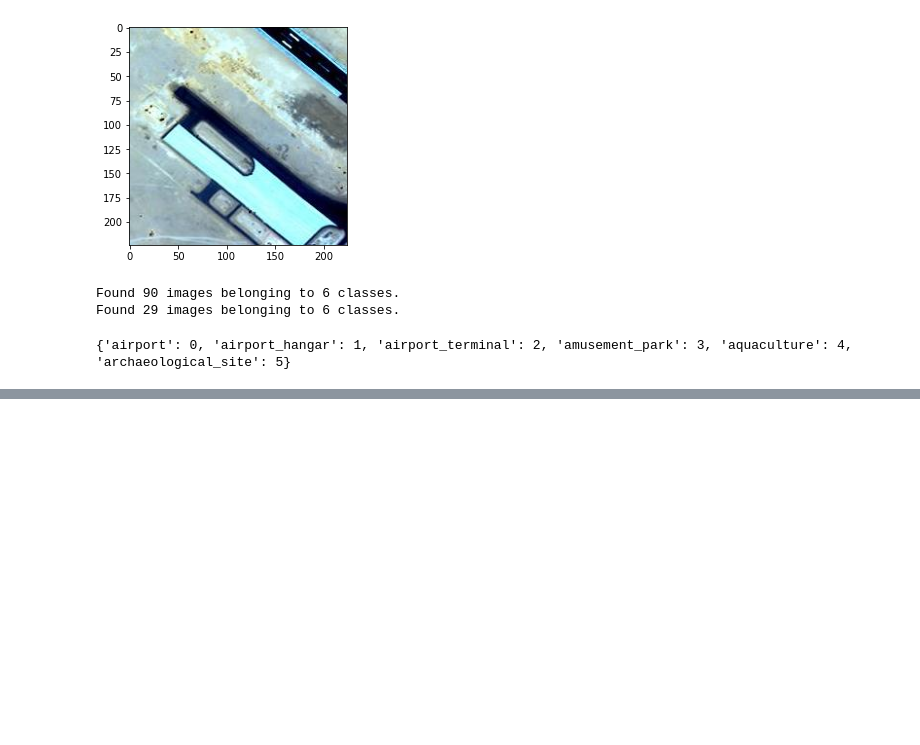
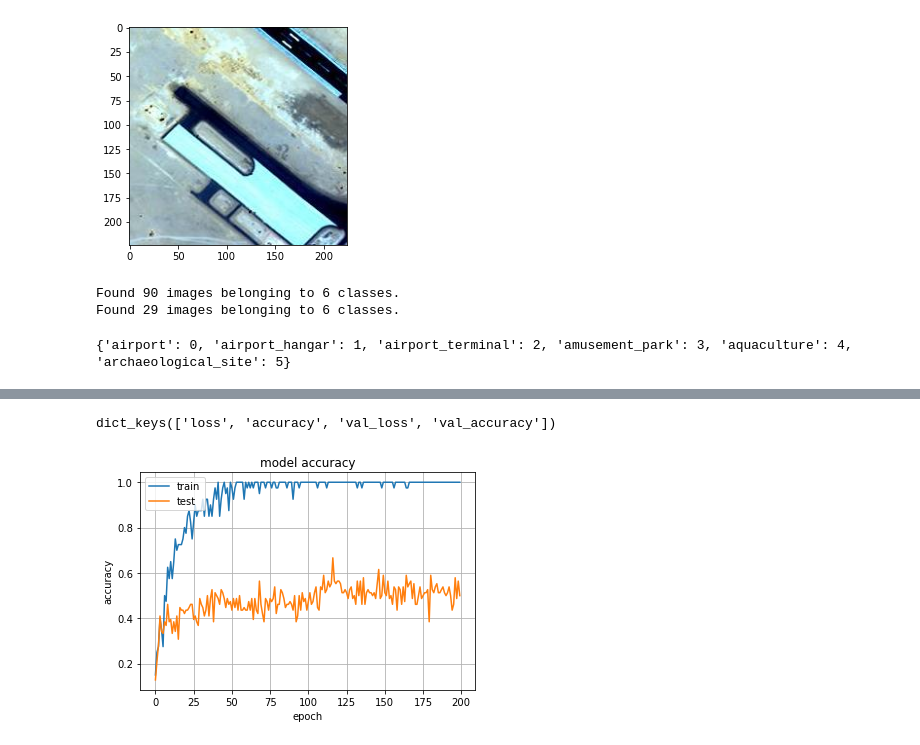
Before and after one commit to CARLOSALBERTOCORDERO/ToG_pretrain, a Jupyter notebook: Xception.ipynb, the cells around one changed output, grey strips where cells are left out. Cells and saved outputs as stored; diff of their text form; code cells hidden in the pictures; blank space fills up the shorter version.

```diff
--- a/Xception.ipynb
+++ b/Xception.ipynb
@@ -45,7 +45,7 @@ imgplot = plt.imshow(img)
 # %%
 lr = 0.00004
 batch_size = 10
-num_epochs = 100
+num_epochs = 200
 pre_train_epochs = 20
 
 num_steps_per_epoch = 4
@@ -142,14 +160,18 @@ model.save_weights(currentPath + os.sep + "XceptionWeights.h5")
 # %%
 # Lets plot the results
 print(history.history.keys())
 # history accuracy
 plt.plot(history.history["accuracy"])
 plt.plot(history.history["val_accuracy"])
 plt.title("model accuracy")
 plt.ylabel("accuracy")
 plt.xlabel("epoch")
 plt.legend(["train", "test"], loc="upper left")
+plt.grid()
 plt.show()
+# %% [output]
+dict_keys(['loss', 'accuracy', 'val_loss', 'val_accuracy'])
+[figure, added]
 # %%
 # history accuracy
 plt.plot(history.history["loss"])
```
Also changed, not shown: parts of 4 cells of this notebook, 7 other files.
